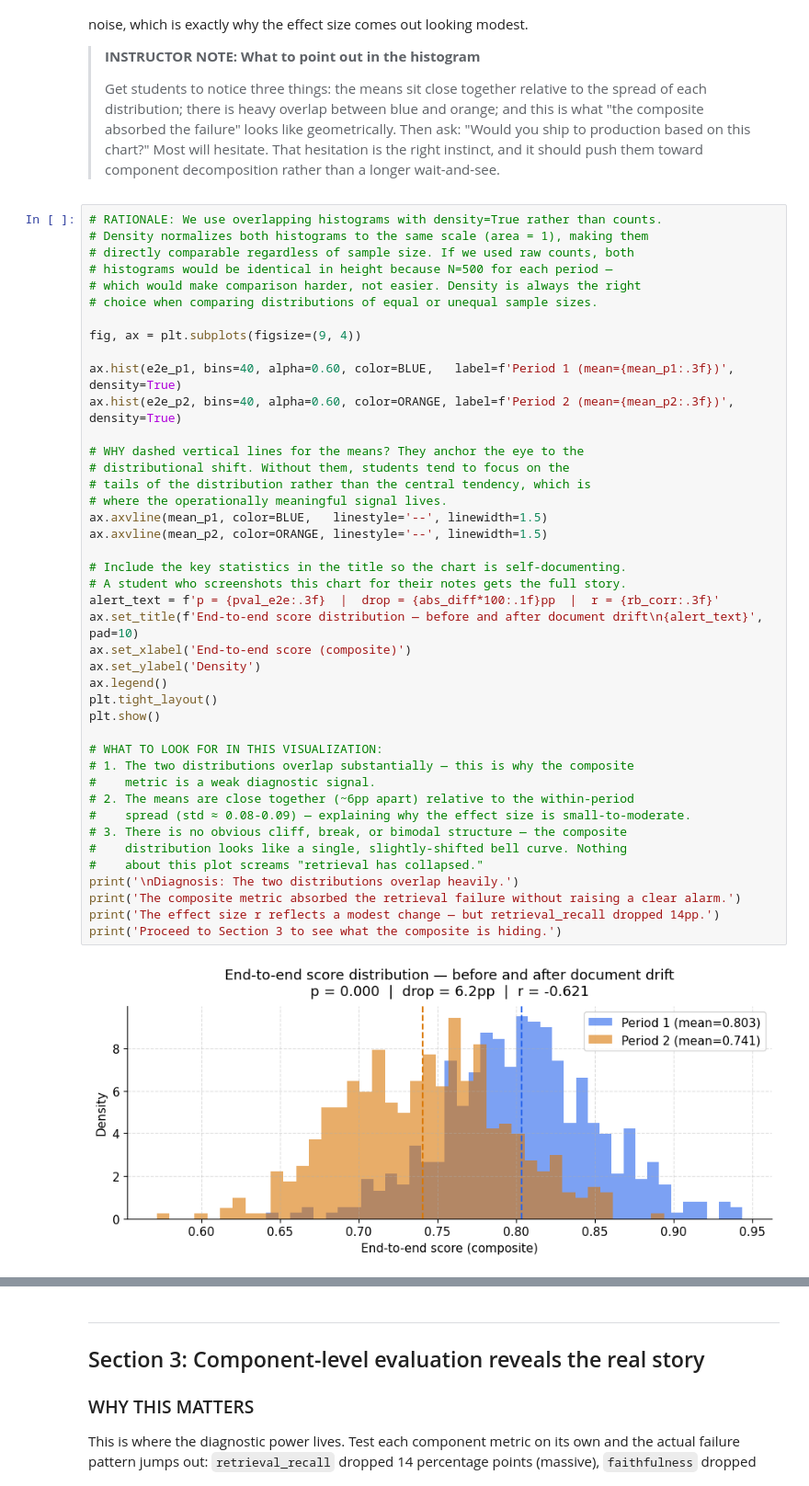
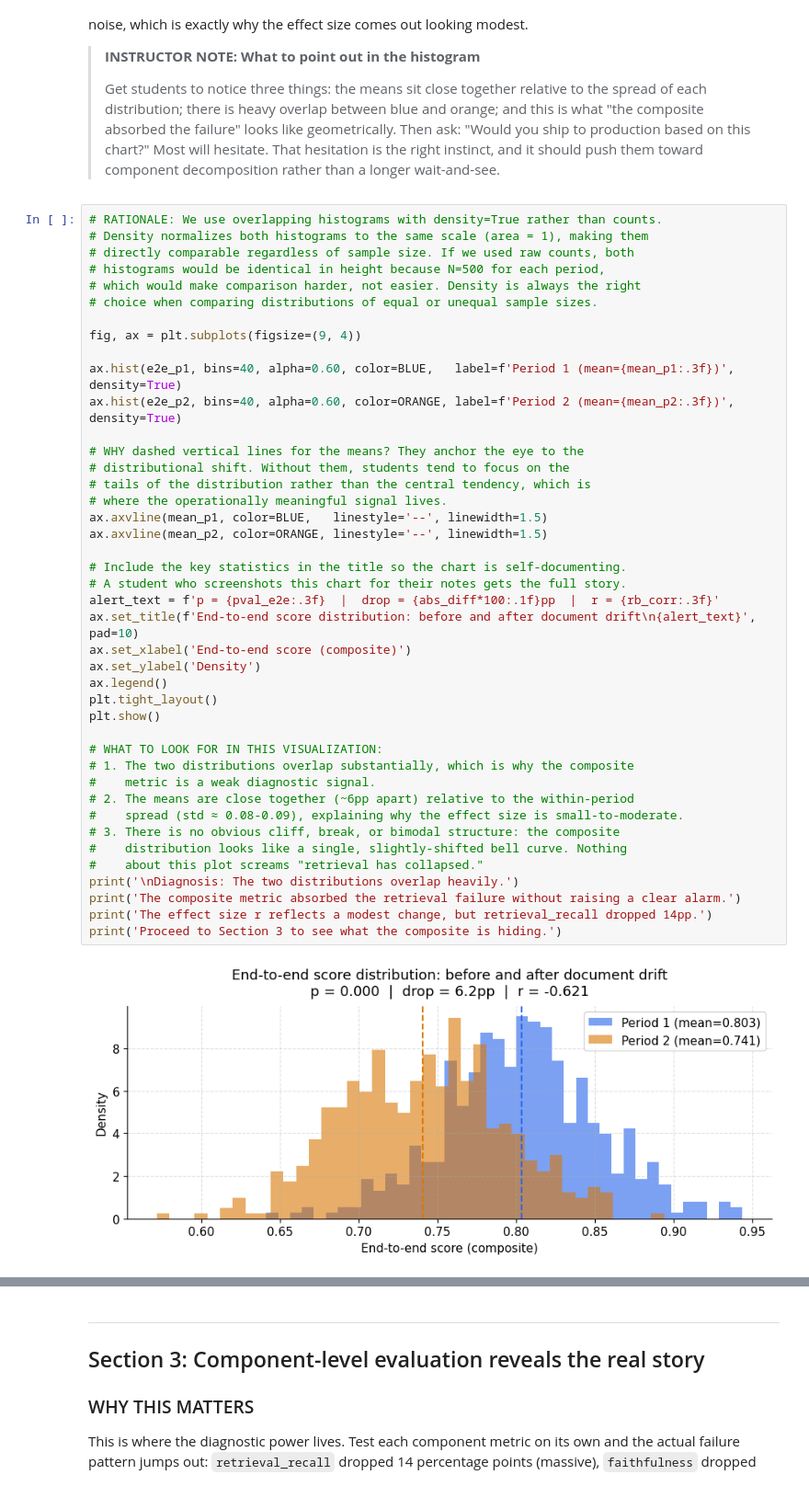
Before and after one commit to RudrenduPaul/llm-evals-course, a Jupyter notebook: notebooks/03-rag-evaluation-case-study.ipynb, the cells around one changed output, grey strips where cells are left out. Shown at 92% size. Cells and saved outputs as stored; diff of their text form.

```diff
--- a/notebooks/03-rag-evaluation-case-study.ipynb
+++ b/notebooks/03-rag-evaluation-case-study.ipynb
@@ -403,45 +403,45 @@ The distribution plot puts the ambiguity on screen. Notice how far the two histo
 # RATIONALE: We use overlapping histograms with density=True rather than counts.
 # Density normalizes both histograms to the same scale (area = 1), making them
 # directly comparable regardless of sample size. If we used raw counts, both
-# histograms would be identical in height because N=500 for each period —
+# histograms would be identical in height because N=500 for each period,
 # which would make comparison harder, not easier. Density is always the right
 # choice when comparing distributions of equal or unequal sample sizes.
 
 fig, ax = plt.subplots(figsize=(9, 4))
 
 ax.hist(e2e_p1, bins=40, alpha=0.60, color=BLUE,   label=f'Period 1 (mean={mean_p1:.3f})', density=True)
 ax.hist(e2e_p2, bins=40, alpha=0.60, color=ORANGE, label=f'Period 2 (mean={mean_p2:.3f})', density=True)
 
 # WHY dashed vertical lines for the means? They anchor the eye to the
 # distributional shift. Without them, students tend to focus on the
 # tails of the distribution rather than the central tendency, which is
 # where the operationally meaningful signal lives.
 ax.axvline(mean_p1, color=BLUE,   linestyle='--', linewidth=1.5)
 ax.axvline(mean_p2, color=ORANGE, linestyle='--', linewidth=1.5)
 
 # Include the key statistics in the title so the chart is self-documenting.
 # A student who screenshots this chart for their notes gets the full story.
 alert_text = f'p = {pval_e2e:.3f}  |  drop = {abs_diff*100:.1f}pp  |  r = {rb_corr:.3f}'
-ax.set_title(f'End-to-end score distribution — before and after document drift\n{alert_text}', pad=10)
+ax.set_title(f'End-to-end score distribution: before and after document drift\n{alert_text}', pad=10)
 ax.set_xlabel('End-to-end score (composite)')
 ax.set_ylabel('Density')
 ax.legend()
 plt.tight_layout()
 plt.show()
 
 # WHAT TO LOOK FOR IN THIS VISUALIZATION:
-# 1. The two distributions overlap substantially — this is why the composite
+# 1. The two distributions overlap substantially, which is why the composite
 #    metric is a weak diagnostic signal.
 # 2. The means are close together (~6pp apart) relative to the within-period
-#    spread (std ≈ 0.08-0.09) — explaining why the effect size is small-to-moderate.
-# 3. There is no obvious cliff, break, or bimodal structure — the composite
+#    spread (std ≈ 0.08-0.09), explaining why the effect size is small-to-moderate.
+# 3. There is no obvious cliff, break, or bimodal structure: the composite
 #    distribution looks like a single, slightly-shifted bell curve. Nothing
 #    about this plot screams "retrieval has collapsed."
 print('\nDiagnosis: The two distributions overlap heavily.')
 print('The composite metric absorbed the retrieval failure without raising a clear alarm.')
-print('The effect size r reflects a modest change — but retrieval_recall dropped 14pp.')
+print('The effect size r reflects a modest change, but retrieval_recall dropped 14pp.')
 print('Proceed to Section 3 to see what the composite is hiding.')
 # %% [output]
-[figure, old version]
+[figure, new version]
 Diagnosis: The two distributions overlap heavily.
 The composite metric absorbed the retrieval failure without raising a clear alarm.
```
Also changed, not shown: parts of 9 cells of this notebook, 6 other files.
